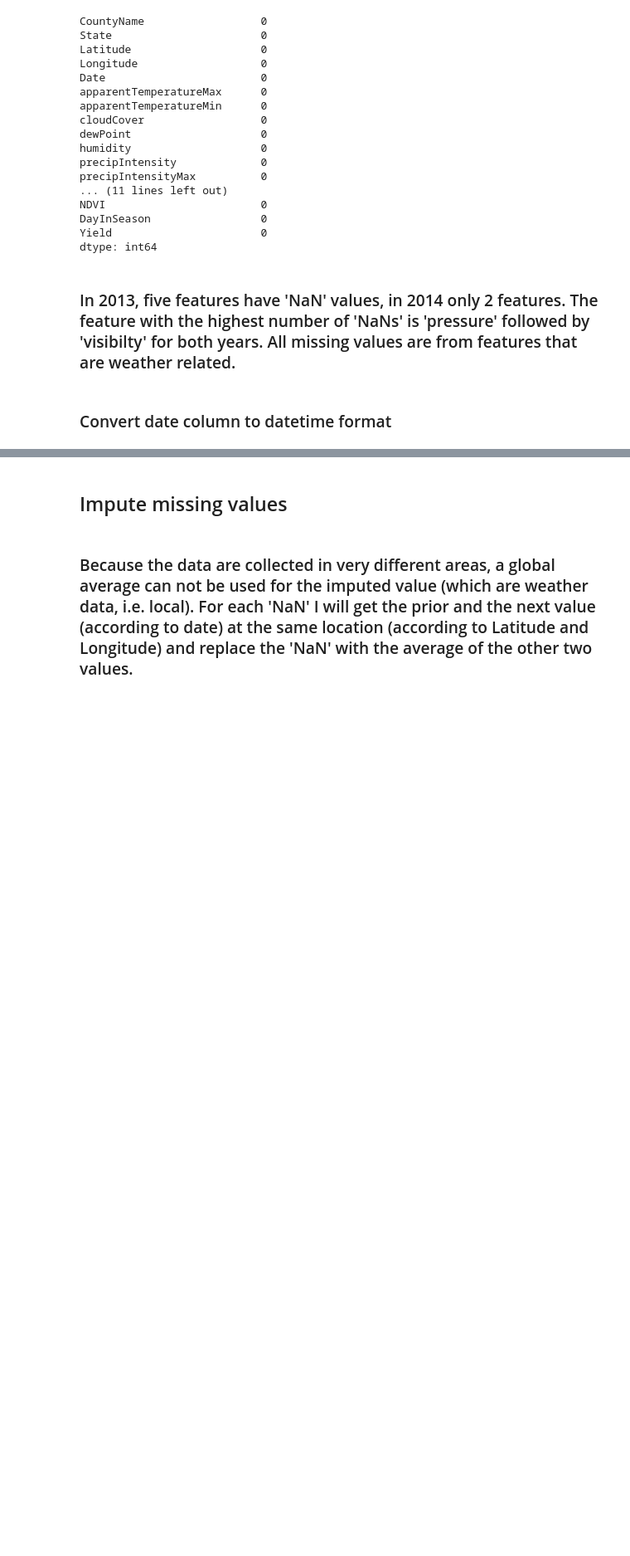
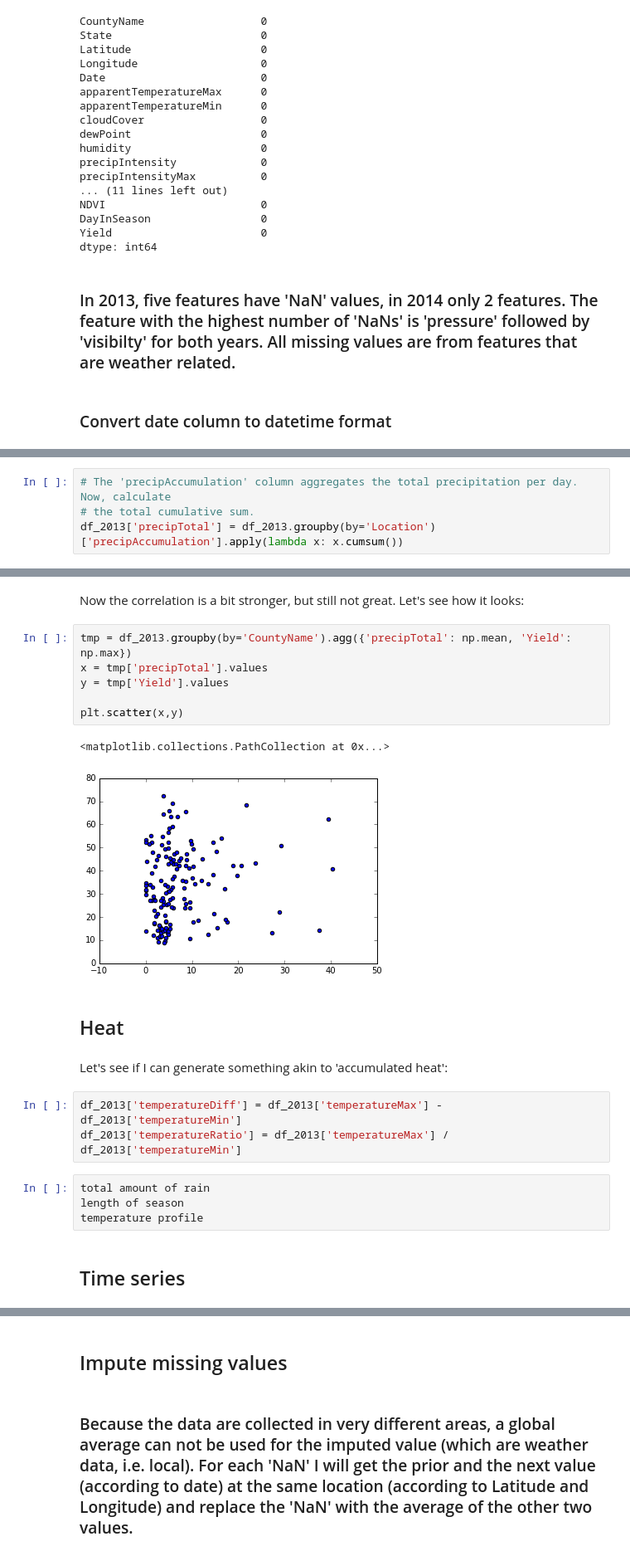
Before and after one commit to cleipski/CropPredict, a Jupyter notebook: 01_data_exploration.ipynb, the cells around one changed output, grey strips where cells are left out. Shown: that part at 83% size. Drawn from its saved outputs; the diff is of its cells as text; blank space fills up the shorter version.

```diff
--- a/01_data_exploration.ipynb
+++ b/01_data_exploration.ipynb
@@ -200,0 +691,4 @@ if not df_2014['Date'].dtype == np.dtype('datetime64[ns]'):
+# %%
+# The 'precipAccumulation' column aggregates the total precipitation per day. Now, calculate
+# the total cumulative sum.
+df_2013['precipTotal'] = df_2013.groupby(by='Location')['precipAccumulation'].apply(lambda x: x.cumsum())
@@ -200,0 +727,24 @@ if not df_2014['Date'].dtype == np.dtype('datetime64[ns]'):
+# %% [markdown]
+Now the correlation is a bit stronger, but still not great. Let's see how it looks:
+# %%
+tmp = df_2013.groupby(by='CountyName').agg({'precipTotal': np.mean, 'Yield': np.max})
+x = tmp['precipTotal'].values
+y = tmp['Yield'].values
+
+plt.scatter(x,y)
+# %% [output]
+<matplotlib.collections.PathCollection at 0x...>
+[figure, added]
+# %% [markdown]
+## Heat
+# %% [markdown]
+Let's see if I can generate something akin to 'accumulated heat':
+# %%
+df_2013['temperatureDiff'] = df_2013['temperatureMax'] - df_2013['temperatureMin']
+df_2013['temperatureRatio'] = df_2013['temperatureMax'] / df_2013['temperatureMin']
+# %%
+total amount of rain
+length of season
+temperature profile
+# %% [markdown]
+## Time series
```
Also changed, not shown: parts of 60 cells of this notebook.
